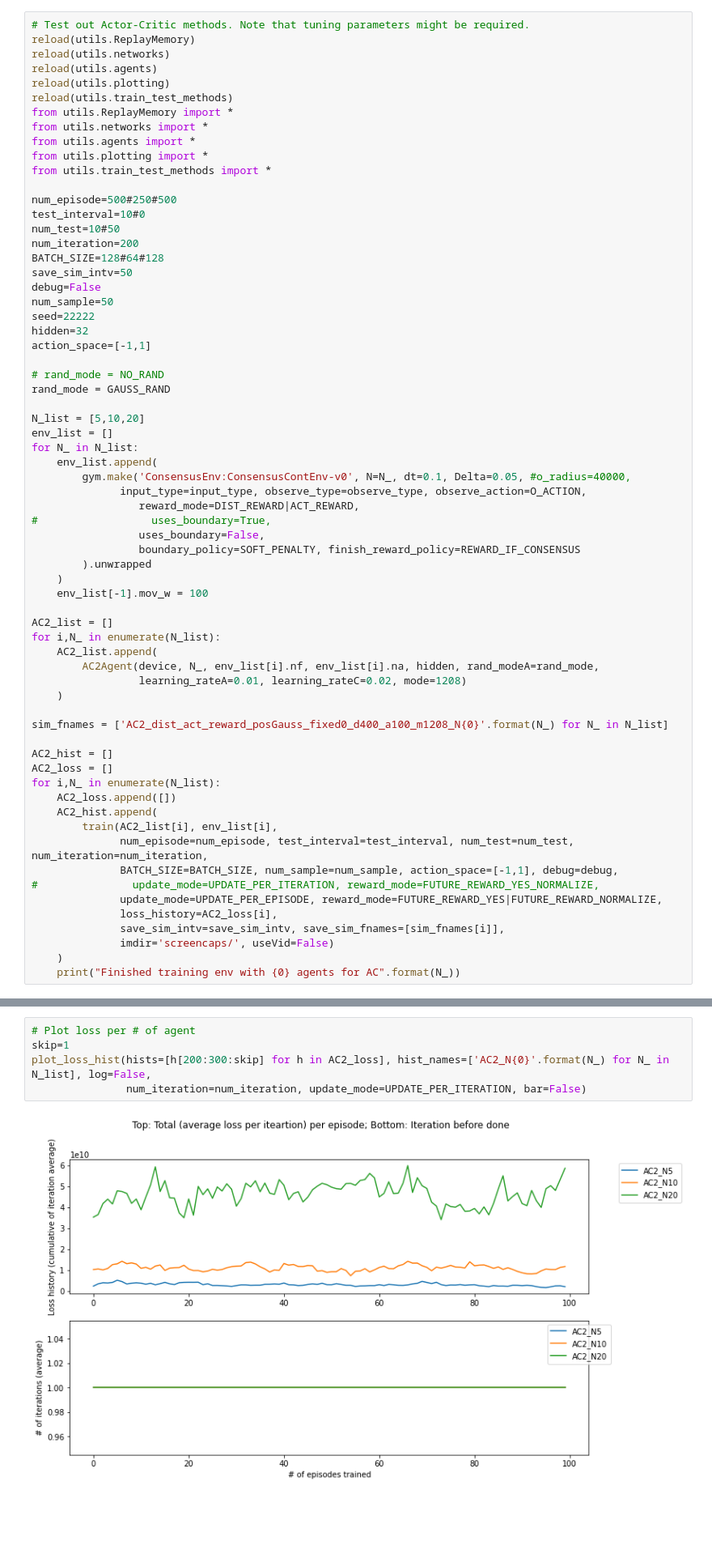
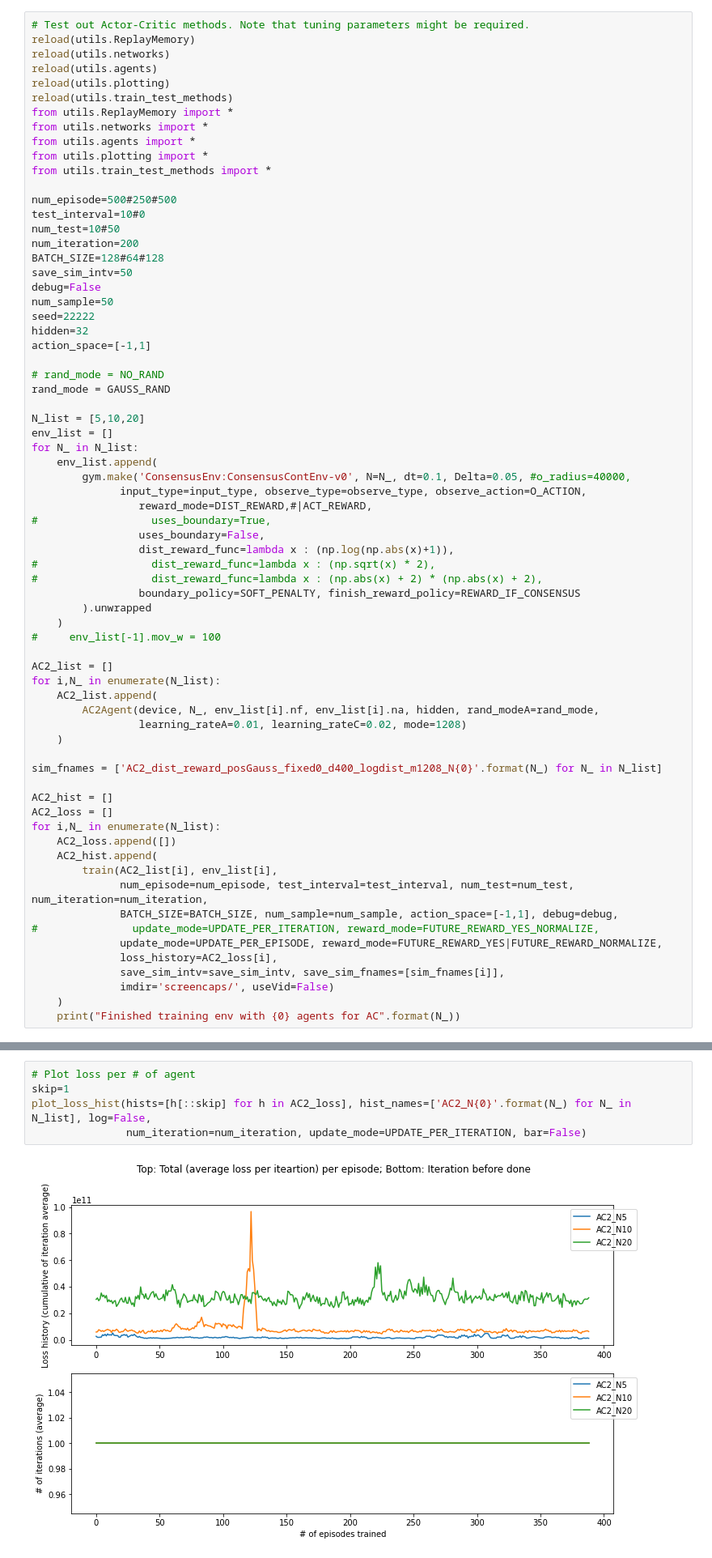
Before and after one commit to zhzhang2018/NN_MARL_experiments, a Jupyter notebook: consensus1207.ipynb, the cells around one changed output, grey strips where cells are left out. Shown at 81% size. Saved outputs shown, nothing was run; the diff lists cells and outputs as text; blank space fills up the shorter version.

```diff
--- a/consensus1207.ipynb
+++ b/consensus1207.ipynb
@@ -88,13 +88,16 @@ for N_ in N_list:
     env_list.append(
         gym.make('ConsensusEnv:ConsensusContEnv-v0', N=N_, dt=0.1, Delta=0.05, #o_radius=40000,
               input_type=input_type, observe_type=observe_type, observe_action=O_ACTION,
-                 reward_mode=DIST_REWARD|ACT_REWARD,
+                 reward_mode=DIST_REWARD,#|ACT_REWARD,
 #                  uses_boundary=True,
                  uses_boundary=False,
+                 dist_reward_func=lambda x : (np.log(np.abs(x)+1)),
+#                  dist_reward_func=lambda x : (np.sqrt(x) * 2),
+#                  dist_reward_func=lambda x : (np.abs(x) + 2) * (np.abs(x) + 2),
                  boundary_policy=SOFT_PENALTY, finish_reward_policy=REWARD_IF_CONSENSUS
         ).unwrapped
     )
-    env_list[-1].mov_w = 100
+#     env_list[-1].mov_w = 100
 
 AC2_list = []
 for i,N_ in enumerate(N_list):
@@ -103,7 +106,7 @@ for i,N_ in enumerate(N_list):
                  learning_rateA=0.01, learning_rateC=0.02, mode=1208)
     )
 
-sim_fnames = ['AC2_dist_act_reward_posGauss_fixed0_d400_a100_m1208_N{0}'.format(N_) for N_ in N_list]
+sim_fnames = ['AC2_dist_reward_posGauss_fixed0_d400_logdist_m1208_N{0}'.format(N_) for N_ in N_list]
 
 AC2_hist = []
 AC2_loss = []
@@ -172,10 +175,10 @@ plot_reward_hist([h[::skip] for h in AC2_hist], test_interval*skip,
 # %%
 # Plot loss per # of agent
 skip=1
-plot_loss_hist(hists=[h[200:300:skip] for h in AC2_loss], hist_names=['AC2_N{0}'.format(N_) for N_ in N_list], log=False,
+plot_loss_hist(hists=[h[::skip] for h in AC2_loss], hist_names=['AC2_N{0}'.format(N_) for N_ in N_list], log=False,
                num_iteration=num_iteration, update_mode=UPDATE_PER_ITERATION, bar=False)
 # %% [output]
-[figure, old version]
+[figure, new version]
 # %%
 ### Save their animations and see how they behave.
 for i,N_ in enumerate(N_list):
```
Also changed, not shown: parts of 3 cells of this notebook, 6 other files.
